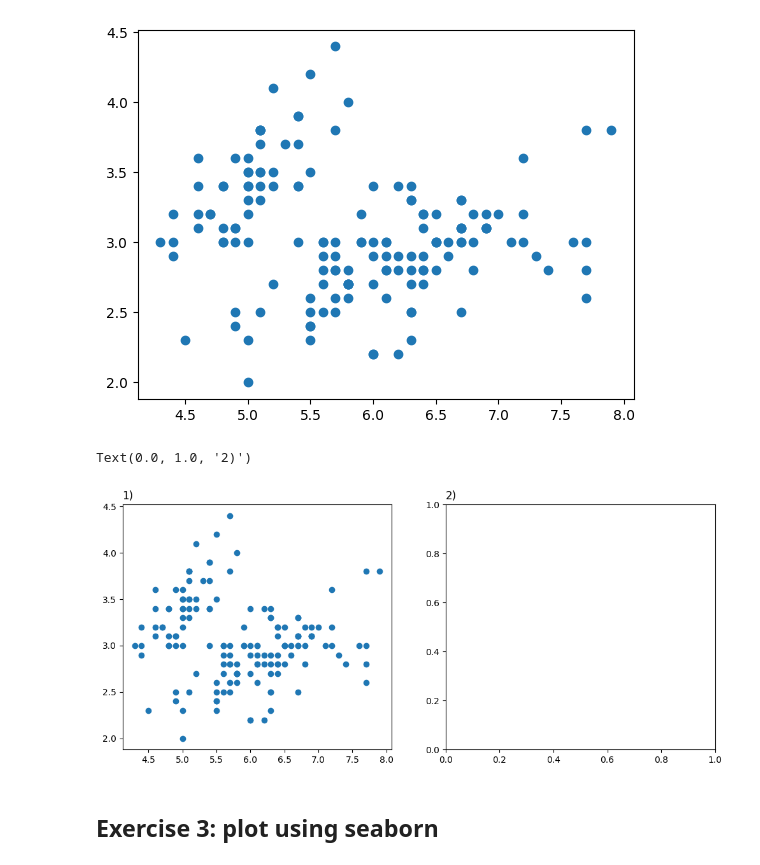
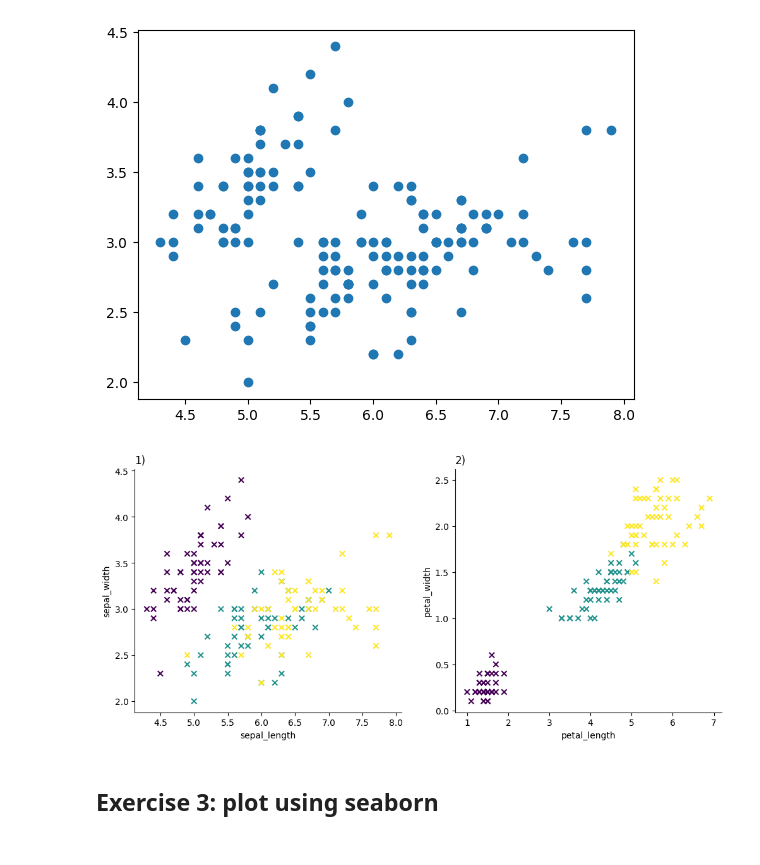
Before and after one commit to Datahel/KAWai_data_visualization, a Jupyter notebook: notebook.ipynb, the cells around one changed output. Saved outputs shown, nothing was run; the diff lists cells and outputs as text; code cells hidden in the pictures.

```diff
--- a/notebook.ipynb
+++ b/notebook.ipynb
@@ -58,20 +58,45 @@ ax.scatter(x, y)
 # %% [output]
 <matplotlib.collections.PathCollection at 0x...>
 [figure]
+# %%
+# create category color mapping by species
+unique_species = d['species'].unique()
+d['color'] = d['species'].apply(lambda x: np.where(unique_species == x)[0][0])
+# define markers for each category
+markers = ['*', 's', 'o']
+d['marker'] = d['species'].apply(lambda x: markers[np.where(unique_species == x)[0][0]])
 # %%
+x1 = d.iloc[:,0]
+y1 = d.iloc[:,1]
+x2 = d.iloc[:,2]
+y2 = d.iloc[:,3]
 #
 fig, axs = plt.subplots(1,2, figsize = (12,5))
 
 # a
 ax = axs[0]
 ax.set_title('1)', loc = 'left')
-ax.scatter(x, y)
+ax.scatter(x1, y1,
+    c = d['color'],
+    marker = 'x',
+    )
+ax.set_xlabel(d.columns[0])
+ax.set_ylabel(d.columns[1])
+ax.spines['top'].set_visible(False)
+ax.spines['right'].set_visible(False)
 # b
 ax = axs[1]
 ax.set_title('2)', loc = 'left')
+ax.scatter(x2, y2,
+    c = d['color'],
+    marker = 'x',
+    )
+ax.set_xlabel(d.columns[2])
+ax.set_ylabel(d.columns[3])
+ax.spines['top'].set_visible(False)
+ax.spines['right'].set_visible(False)
 # %% [output]
-Text(0.0, 1.0, '2)')
-[figure, old version]
+[figure, new version]
 # %% [markdown]
 ## Exercise 3: plot using seaborn
 # %%
```
